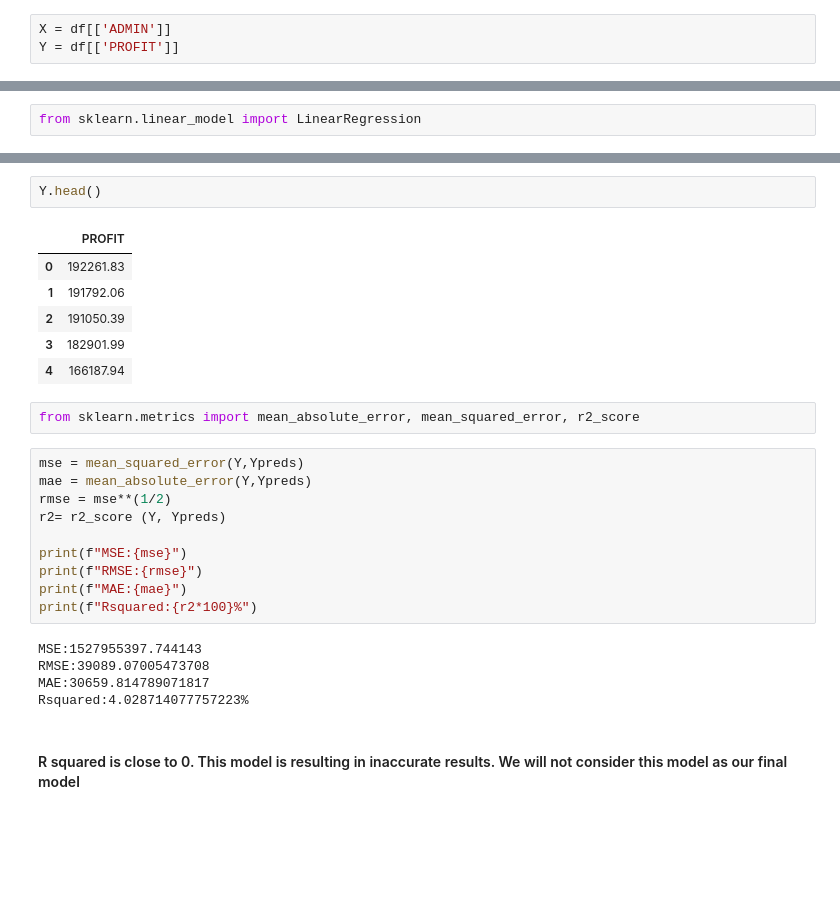
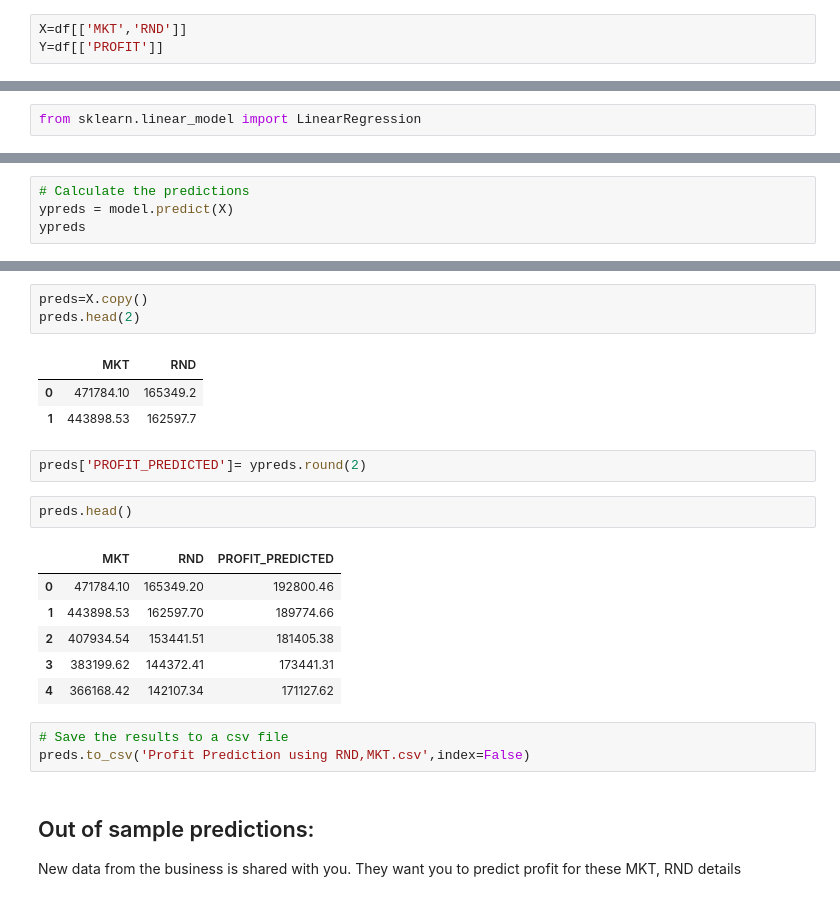
Before and after one commit to PrarthanaShende/Machine-Learning, a Jupyter notebook: Linear_regression/Multiple Linear Regression.ipynb, the cells around one changed output, grey strips where cells are left out. Saved outputs shown, nothing was run; the diff lists cells and outputs as text; blank space fills up the shorter version.

```diff
--- a/Linear_regression/Simple_Linear_regression.ipynb
+++ b/Linear_regression/Multiple Linear Regression.ipynb
@@ -40,6 +65,6 @@ memory usage: 2.1 KB
 # %%
-X = df[['ADMIN']]
-Y = df[['PROFIT']]
+X=df[['MKT','RND']]
+Y=df[['PROFIT']]
 # %%
 X.head()
 # %% [output]
@@ -132,0 +128,4 @@ array([[116503.6018596 ],
+# %%
+# Calculate the predictions
+ypreds = model.predict(X)
+ypreds
@@ -133,28 +176,24 @@ array([[116503.6018596 ],
+# %%
+preds=X.copy()
+preds.head(2)
+# %% [output]
+|  | MKT | RND |
+| 0 | 471784.10 | 165349.2 |
+| 1 | 443898.53 | 162597.7 |
+# %%
+preds['PROFIT_PREDICTED']= ypreds.round(2)
 # %%
-Y.head()
+preds.head()
 # %% [output]
-|  | PROFIT |
-| 0 | 192261.83 |
-| 1 | 191792.06 |
-| 2 | 191050.39 |
-| 3 | 182901.99 |
-| 4 | 166187.94 |
+|  | MKT | RND | PROFIT_PREDICTED |
+| 0 | 471784.10 | 165349.20 | 192800.46 |
+| 1 | 443898.53 | 162597.70 | 189774.66 |
+| 2 | 407934.54 | 153441.51 | 181405.38 |
+| 3 | 383199.62 | 144372.41 | 173441.31 |
+| 4 | 366168.42 | 142107.34 | 171127.62 |
-# %%
-from sklearn.metrics import mean_absolute_error, mean_squared_error, r2_score
-# %%
-mse = mean_squared_error(Y,Ypreds)
-mae = mean_absolute_error(Y,Ypreds)
-rmse = mse**(1/2)
-r2= r2_score (Y, Ypreds)
-
-print(f"MSE:{mse}")
-print(f"RMSE:{rmse}")
-print(f"MAE:{mae}")
-print(f"Rsquared:{r2*100}%")
-# %% [output]
-MSE:1527955397.744143
-RMSE:39089.07005473708
-MAE:30659.814789071817
-Rsquared:4.028714077757223%
-# %% [markdown]
-#### R squared is close to 0. This model is resulting in inaccurate results. We will not consider this model as our final model
+# %%
+# Save the results to a csv file
+preds.to_csv('Profit Prediction using RND,MKT.csv',index=False)
+# %% [markdown]
+## Out of sample predictions:
+New data from the business is shared with you. They want you to predict profit for these MKT, RND details
```
Also changed, not shown: parts of 34 cells of this notebook, 2 other files.
